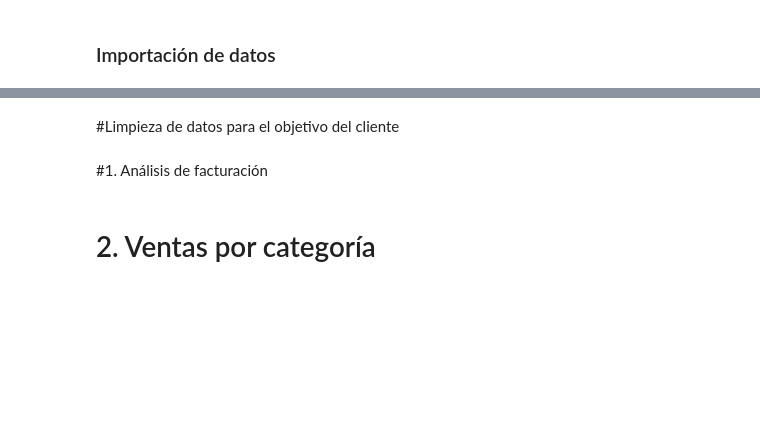
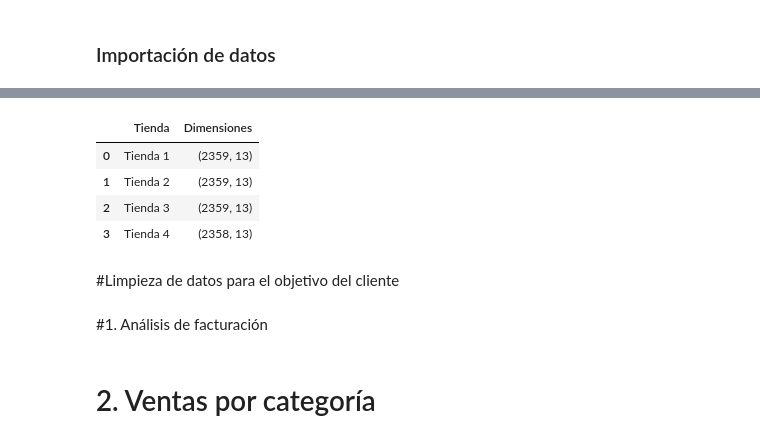
Before and after one commit to CarlosS4/Ciencia_de_Datos_AluraLatam_G9, a Jupyter notebook: AluraStoreLatam.ipynb, the cells around one changed output, grey strips where cells are left out. Saved outputs shown, nothing was run; the diff lists cells and outputs as text; code cells hidden in the pictures; blank space fills up the shorter version.

```diff
--- a/AluraStoreLatam.ipynb
+++ b/AluraStoreLatam.ipynb
@@ -23,6 +21,23 @@ tienda3.head()
 | 2 | Guitarra acústica | Instrumentos musicales | 303500.0 | 17400.0 | 22/01/2023 | Lucas Olivera | Bogotá | ... |
 | 3 | Balón de voleibol | Deportes y diversión | 58800.0 | 3300.0 | 22/03/2022 | Pedro Gomez | Barranquilla | ... |
 | 4 | Armario | Muebles | 521100.0 | 25900.0 | 12/01/2022 | Blanca Ramirez | Bogotá | ... |
+# %%
+formas_tiendas = {
+    "Tienda 1": tienda1.shape,
+    "Tienda 2": tienda2.shape,
+    "Tienda 3": tienda3.shape,
+    "Tienda 4": tienda4.shape
+}
+
+formas_df = pd.DataFrame(list(formas_tiendas.items()), columns=["Tienda", "Dimensiones"])
+
+formas_df
+# %% [output]
+|  | Tienda | Dimensiones |
+| 0 | Tienda 1 | (2359, 13) |
+| 1 | Tienda 2 | (2359, 13) |
+| 2 | Tienda 3 | (2359, 13) |
+| 3 | Tienda 4 | (2358, 13) |
 # %% [markdown]
 #Limpieza de datos para el objetivo del cliente
 # %%
```
Also changed, not shown: parts of 1 cell of this notebook.
